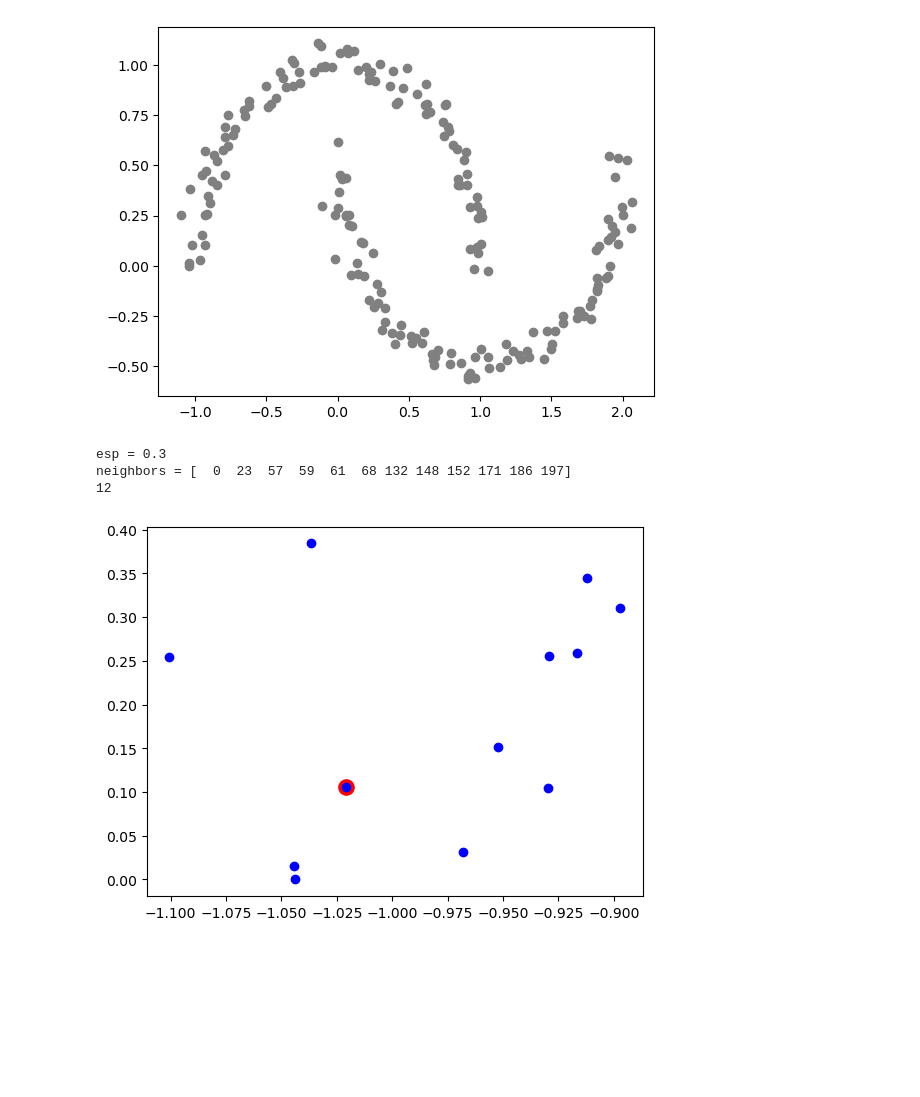
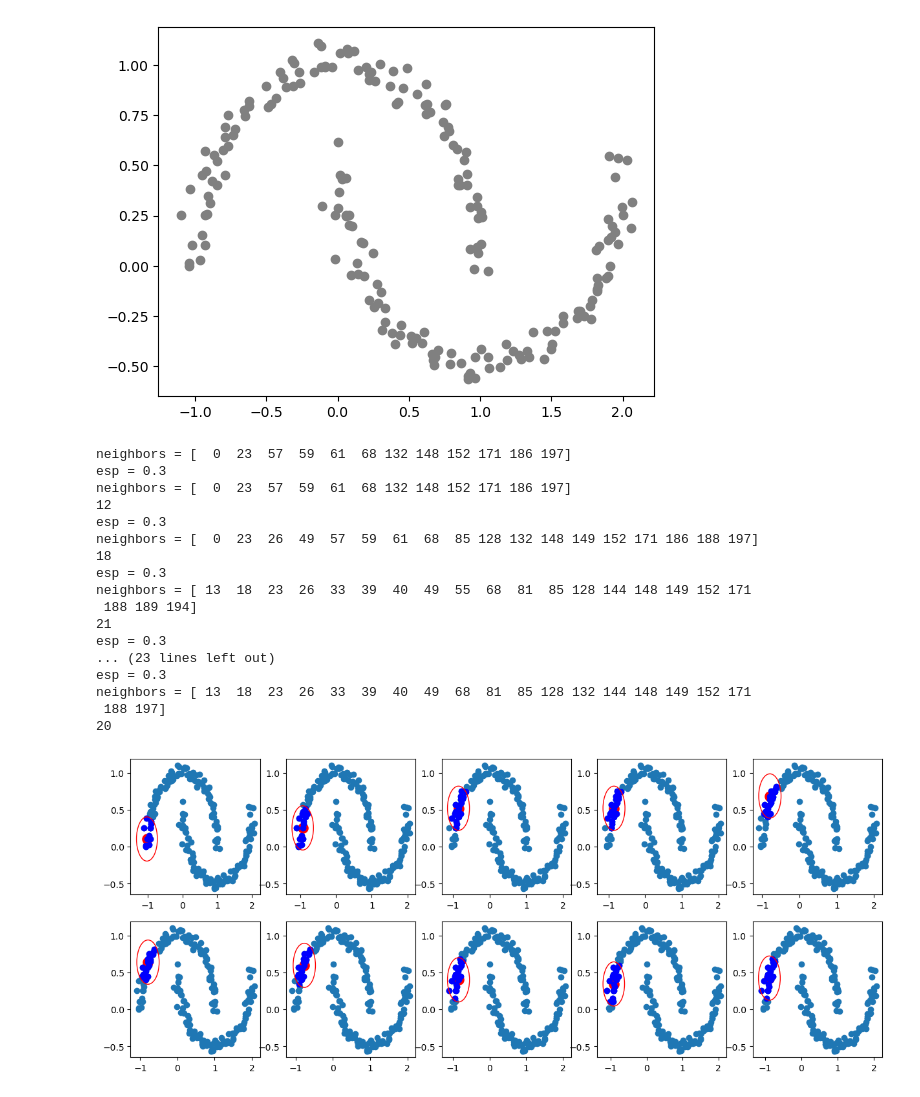
Before and after one commit to skn29teacher/skn29_lecture, a Jupyter notebook: 머신러닝/09.군집/DBSCAN.ipynb, the cells around one changed output. Saved outputs shown, nothing was run; the diff lists cells and outputs as text; code cells hidden in the pictures; blank space fills up the shorter version.

```diff
--- a/머신러닝/09.군집/DBSCAN.ipynb
+++ b/머신러닝/09.군집/DBSCAN.ipynb
@@ -75,32 +74,53 @@ def region_query(X, point_idx, esp):
     return neighbors
 # %%
 # step3 Core Pont 확인
-point_index = 0
-print(f'esp = {esp}')
-neighbors = region_query(X, point_index, esp)
-# 현재 점
-plt.scatter(
-    X[point_index,0], X[point_index,1],
-    c='red',s=120
-)
-# 이웃점
-plt.scatter(
-    X[neighbors,0], X[neighbors,1],
-    c='blue'
-)
-print(len(X[neighbors]))
+neighbors = region_query(X, 0, esp)
+esp = 0.3
+fig, ax = plt.subplots(2,5,figsize=(15,6))
+for i in range(10):
+    point_index = neighbors[i]
+    print(f'esp = {esp}')
+    neighbors = region_query(X, point_index, esp)
+    # 전체점
+    ax[i//5, i%5].scatter(X[:,0], X[:,1])
 
-# esp 원
-# circle = plt.Circle(
-#     X[point_index], esp, color='red',fill=False
-# )
-# plt.gca().add_patch(circle)
-# plt.show()
+    # 현재 점
+    ax[i//5, i%5].scatter(
+        X[point_index,0], X[point_index,1],
+        c='red',s=120
+    )
+    # 이웃점
+    ax[i//5, i%5].scatter(
+        X[neighbors,0], X[neighbors,1],
+        c='blue'
+    )
+    print(len(X[neighbors]))
+
+    # esp 원
+    circle = plt.Circle(
+        X[point_index], esp, color='red',fill=False
+    )
+    ax[i//5, i%5].add_patch(circle)
+plt.show()
 # %% [output]
+neighbors = [  0  23  57  59  61  68 132 148 152 171 186 197]
 esp = 0.3
 neighbors = [  0  23  57  59  61  68 132 148 152 171 186 197]
 12
+esp = 0.3
+neighbors = [  0  23  26  49  57  59  61  68  85 128 132 148 149 152 171 186 188 197]
+18
+esp = 0.3
+neighbors = [ 13  18  23  26  33  39  40  49  55  68  81  85 128 144 148 149 152 171
+ 188 189 194]
+21
+esp = 0.3
+... (23 lines left out)
+esp = 0.3
+neighbors = [ 13  18  23  26  33  39  40  49  68  81  85 128 132 144 148 149 152 171
+ 188 197]
+20
-[figure, old version]
+[figure, new version]
 # %%
 # 라이브러리 이용
 from sklearn.cluster import DBSCAN
```
Also changed, not shown: parts of 2 cells of this notebook.
